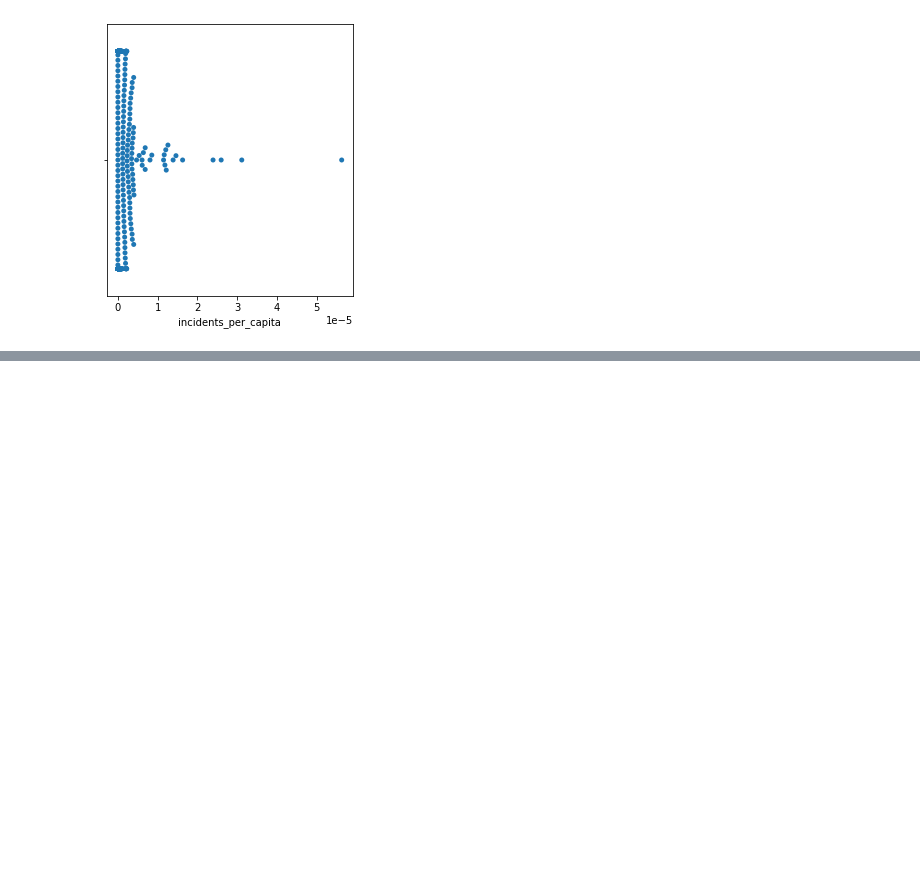
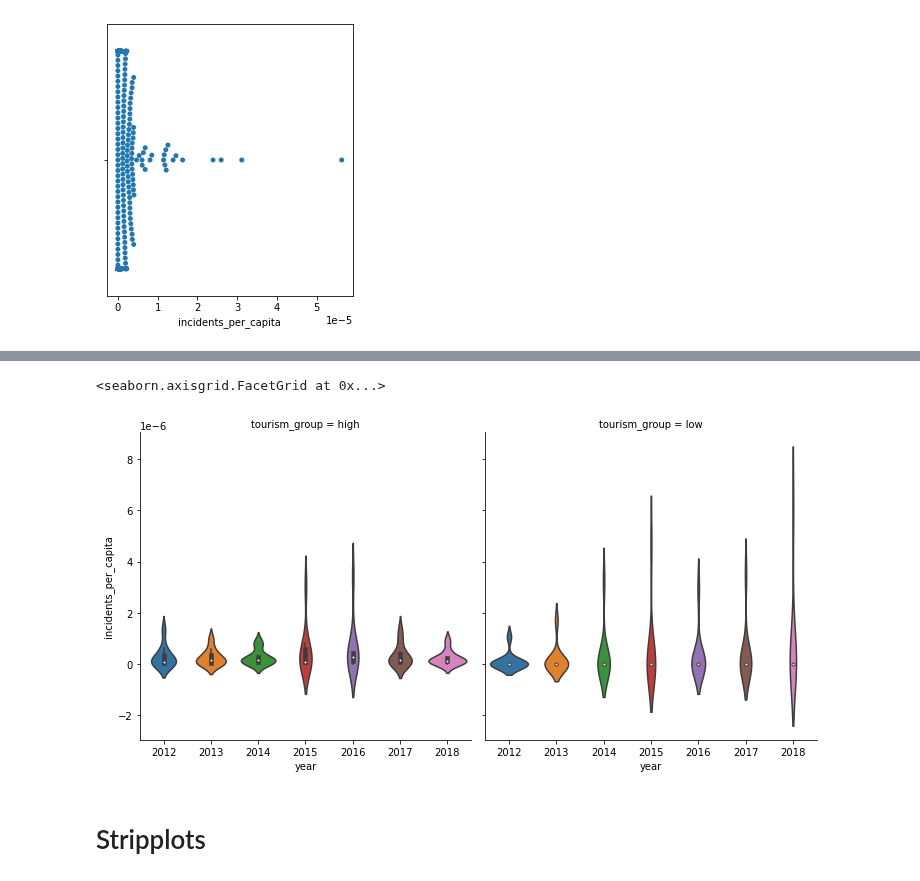
Before and after one commit to brooke-l-hawkins/milestone-i-project, a Jupyter notebook: code/visualize-distribution-incident-per-capita.ipynb, the cells around one changed output, grey strips where cells are left out. Saved outputs shown, nothing was run; the diff lists cells and outputs as text; code cells hidden in the pictures; blank space fills up the shorter version.

```diff
--- a/code/visualize-distribution-incident-per-capita.ipynb
+++ b/code/visualize-distribution-incident-per-capita.ipynb
@@ -127,0 +154,8 @@ ax1 = sns.swarmplot(x=all_x)
+# %%
+# create violin plot for high and low tourism countries, split by year
+sns.catplot(x='year', y='incidents_per_capita', col='tourism_group', data=df, kind='violin')
+# %% [output]
+<seaborn.axisgrid.FacetGrid at 0x...>
+[figure, added]
+# %% [markdown]
+# Stripplots
```
Also changed, not shown: parts of 10 cells of this notebook.
